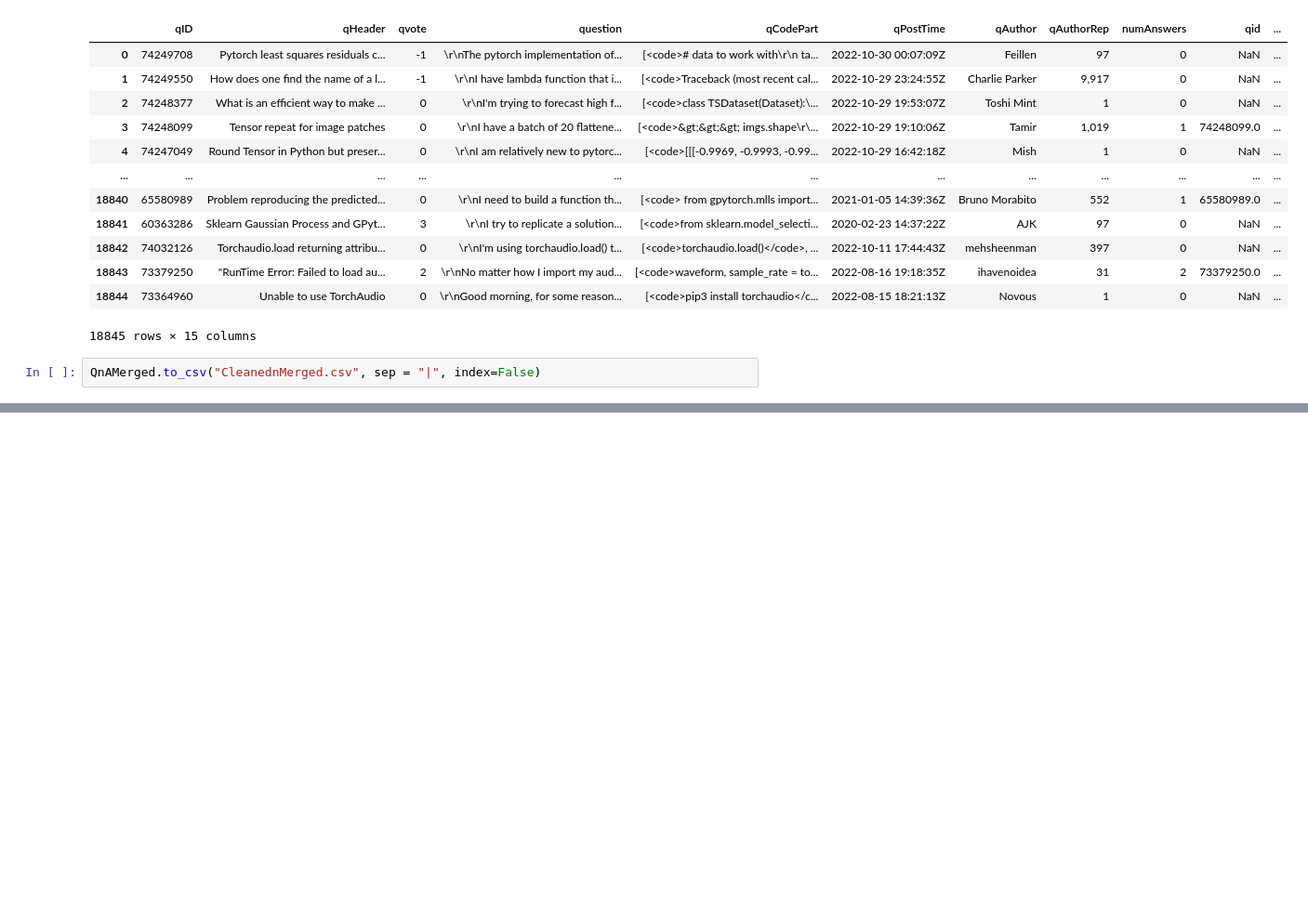
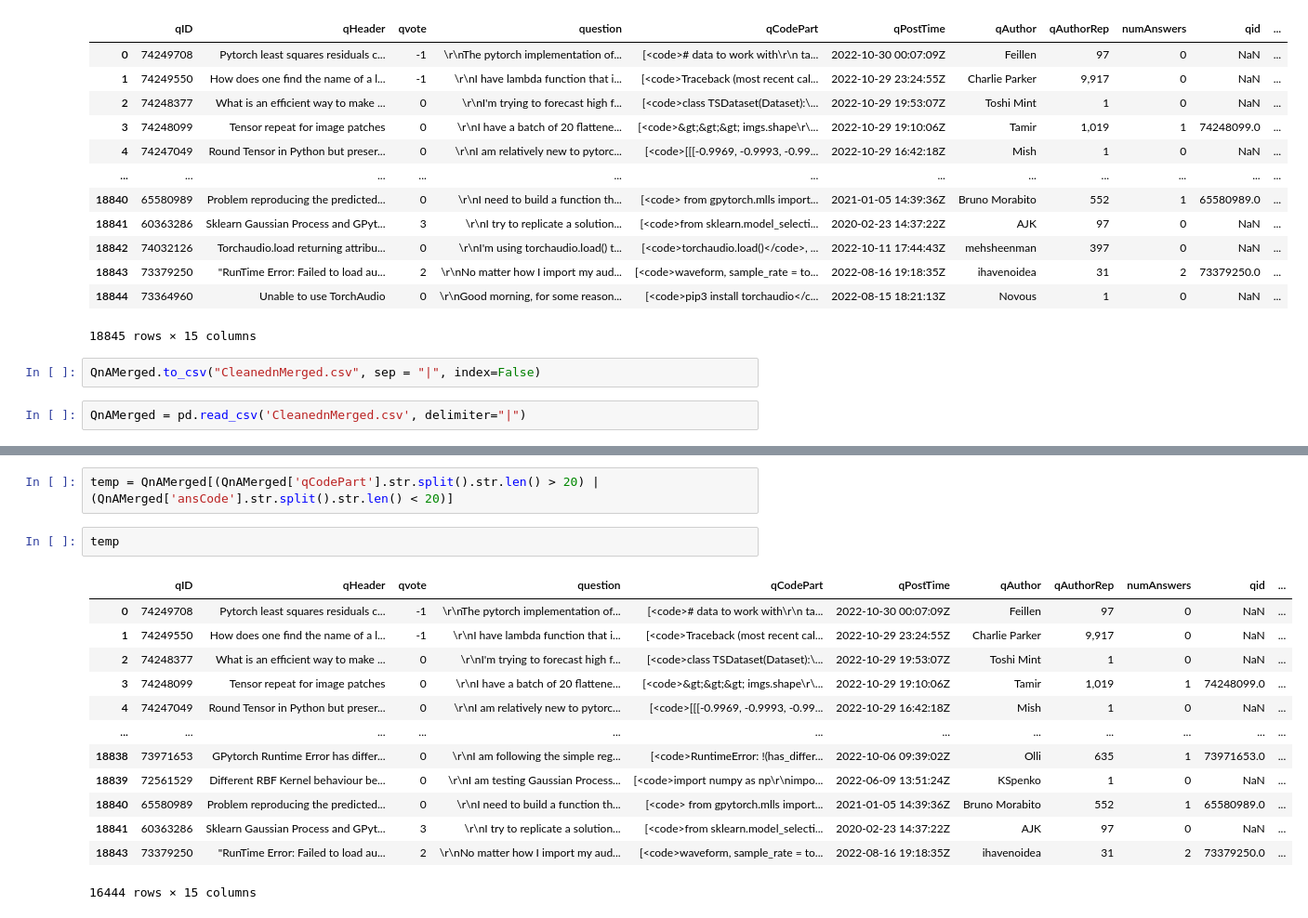
Before and after one commit to JumarAlam/SO_Scraper, a Jupyter notebook: MergeNPreprocess.ipynb, the cells around one changed output, grey strips where cells are left out. Shown at 93% size. Drawn from its saved outputs; the diff is of its cells as text; blank space fills up the shorter version.

```diff
--- a/MergeNPreprocess.ipynb
+++ b/MergeNPreprocess.ipynb
@@ -85,3 +85,5 @@ QnAMerged
 18845 rows × 15 columns
 # %%
 QnAMerged.to_csv("CleanednMerged.csv", sep = "|", index=False)
+# %%
+QnAMerged = pd.read_csv('CleanednMerged.csv', delimiter="|")
@@ -87,0 +99,18 @@ QnAMerged.to_csv("CleanednMerged.csv", sep = "|", index=False)
+# %%
+temp = QnAMerged[(QnAMerged['qCodePart'].str.split().str.len() > 20) | (QnAMerged['ansCode'].str.split().str.len() < 20)]
+# %%
+temp
+# %% [output]
+|  | qID | qHeader | qvote | question | qCodePart | qPostTime | qAuthor | qAuthorRep | numAnswers | qid | ... |
+| 0 | 74249708 | Pytorch least squares residuals c... | -1 | \r\nThe pytorch implementation of... | [<code># data to work with\r\n ta... | 2022-10-30 00:07:09Z | Feillen | 97 | 0 | NaN | ... |
+| 1 | 74249550 | How does one find the name of a l... | -1 | \r\nI have lambda function that i... | [<code>Traceback (most recent cal... | 2022-10-29 23:24:55Z | Charlie Parker | 9,917 | 0 | NaN | ... |
+| 2 | 74248377 | What is an efficient way to make ... | 0 | \r\nI'm trying to forecast high f... | [<code>class TSDataset(Dataset):\... | 2022-10-29 19:53:07Z | Toshi Mint | 1 | 0 | NaN | ... |
+| 3 | 74248099 | Tensor repeat for image patches | 0 | \r\nI have a batch of 20 flattene... | [<code>&gt;&gt;&gt; imgs.shape\r\... | 2022-10-29 19:10:06Z | Tamir | 1,019 | 1 | 74248099.0 | ... |
+| 4 | 74247049 | Round Tensor in Python but preser... | 0 | \r\nI am relatively new to pytorc... | [<code>[[[-0.9969, -0.9993, -0.99... | 2022-10-29 16:42:18Z | Mish | 1 | 0 | NaN | ... |
+| ... | ... | ... | ... | ... | ... | ... | ... | ... | ... | ... | ... |
+| 18838 | 73971653 | GPytorch Runtime Error has differ... | 0 | \r\nI am following the simple reg... | [<code>RuntimeError: !(has_differ... | 2022-10-06 09:39:02Z | Olli | 635 | 1 | 73971653.0 | ... |
+| 18839 | 72561529 | Different RBF Kernel behaviour be... | 0 | \r\nI am testing Gaussian Process... | [<code>import numpy as np\r\nimpo... | 2022-06-09 13:51:24Z | KSpenko | 1 | 0 | NaN | ... |
+| 18840 | 65580989 | Problem reproducing the predicted... | 0 | \r\nI need to build a function th... | [<code> from gpytorch.mlls import... | 2021-01-05 14:39:36Z | Bruno Morabito | 552 | 1 | 65580989.0 | ... |
+| 18841 | 60363286 | Sklearn Gaussian Process and GPyt... | 3 | \r\nI try to replicate a solution... | [<code>from sklearn.model_selecti... | 2020-02-23 14:37:22Z | AJK | 97 | 0 | NaN | ... |
+| 18843 | 73379250 | "RunTime Error: Failed to load au... | 2 | \r\nNo matter how I import my aud... | [<code>waveform, sample_rate = to... | 2022-08-16 19:18:35Z | ihavenoidea | 31 | 2 | 73379250.0 | ... |
+16444 rows × 15 columns
```
Also changed, not shown: parts of 1 cell of this notebook, 2 other files.
